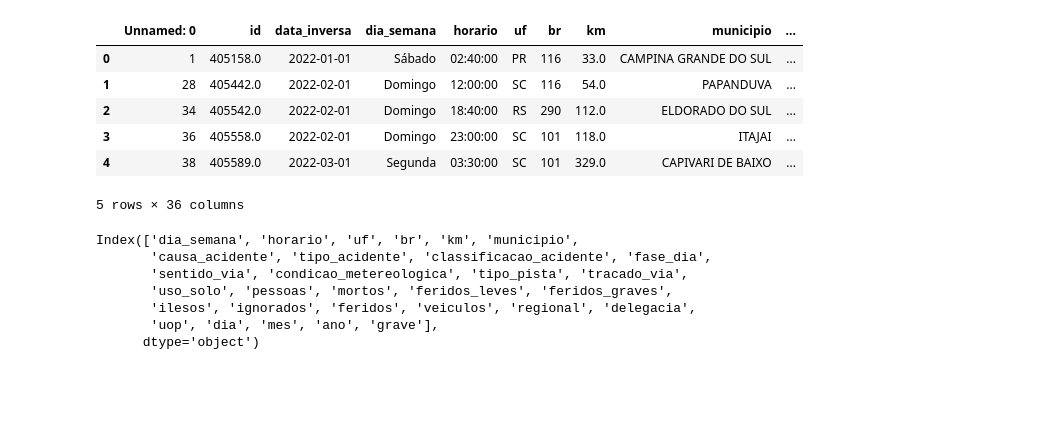
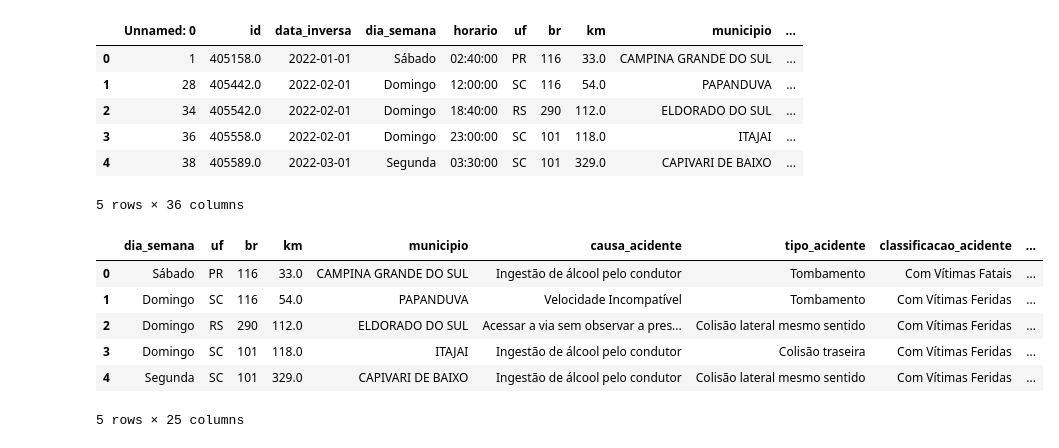
Before and after one commit to adrianop/dataScience, a Jupyter notebook: modelos/acidentes/6 - autoML.ipynb, the cells around one changed output. Cells and saved outputs as stored; diff of their text form; code cells hidden in the pictures; blank space fills up the shorter version.

```diff
--- a/modelos/acidentes/6 - autoML.ipynb
+++ b/modelos/acidentes/6 - autoML.ipynb
@@ -38,13 +34,3 @@ df.head()
 | 3 | 36 | 405558.0 | 2022-02-01 | Domingo | 23:00:00 | SC | 101 | 118.0 | ITAJAI | ... |
 | 4 | 38 | 405589.0 | 2022-03-01 | Segunda | 03:30:00 | SC | 101 | 329.0 | CAPIVARI DE BAIXO | ... |
 5 rows × 36 columns
-# %%
-df.columns
-# %% [output]
-Index(['dia_semana', 'horario', 'uf', 'br', 'km', 'municipio',
-       'causa_acidente', 'tipo_acidente', 'classificacao_acidente', 'fase_dia',
-       'sentido_via', 'condicao_metereologica', 'tipo_pista', 'tracado_via',
-       'uso_solo', 'pessoas', 'mortos', 'feridos_leves', 'feridos_graves',
-       'ilesos', 'ignorados', 'feridos', 'veiculos', 'regional', 'delegacia',
-       'uop', 'dia', 'mes', 'ano', 'grave'],
-      dtype='object')
@@ -51,2 +39,12 @@ Index(['dia_semana', 'horario', 'uf', 'br', 'km', 'municipio',
+# %%
+df.head()
+# %% [output]
+|  | dia_semana | uf | br | km | municipio | causa_acidente | tipo_acidente | classificacao_acidente | ... |
+| 0 | Sábado | PR | 116 | 33.0 | CAMPINA GRANDE DO SUL | Ingestão de álcool pelo condutor | Tombamento | Com Vítimas Fatais | ... |
+| 1 | Domingo | SC | 116 | 54.0 | PAPANDUVA | Velocidade Incompatível | Tombamento | Com Vítimas Feridas | ... |
+| 2 | Domingo | RS | 290 | 112.0 | ELDORADO DO SUL | Acessar a via sem observar a pres... | Colisão lateral mesmo sentido | Com Vítimas Feridas | ... |
+| 3 | Domingo | SC | 101 | 118.0 | ITAJAI | Ingestão de álcool pelo condutor | Colisão traseira | Com Vítimas Feridas | ... |
+| 4 | Segunda | SC | 101 | 329.0 | CAPIVARI DE BAIXO | Ingestão de álcool pelo condutor | Colisão lateral mesmo sentido | Com Vítimas Feridas | ... |
+5 rows × 25 columns
 # %%
 # Suponha que seu dataframe se chama df e já tem as colunas que listou
```
Also changed, not shown: parts of 3 cells of this notebook, 2 other files.
